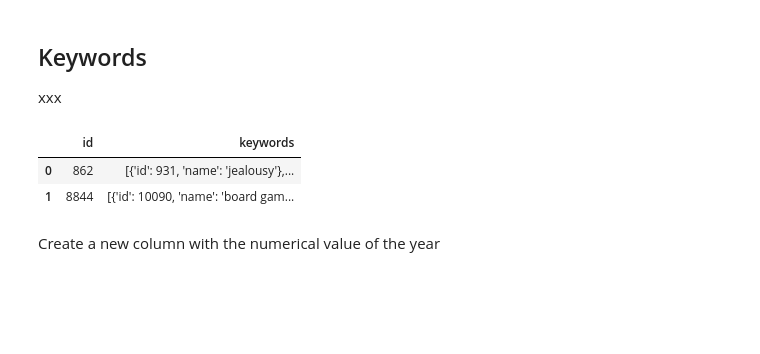
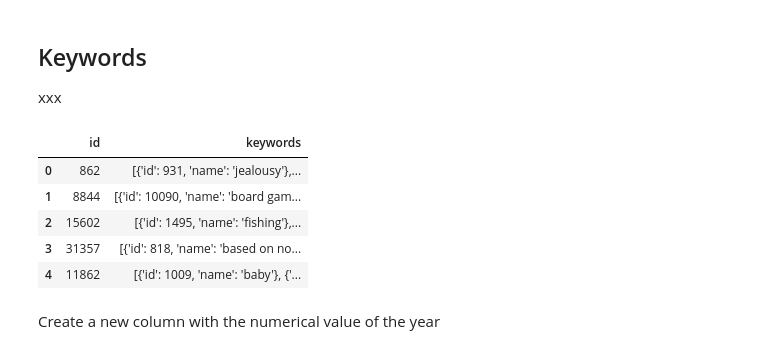
Before and after one commit to cperezmendoza00/cpsc-4810-project, a Jupyter notebook: Project.ipynb, the cells around one changed output. Saved outputs shown, nothing was run; the diff lists cells and outputs as text; code cells hidden in the pictures; blank space fills up the shorter version.

```diff
--- a/Project.ipynb
+++ b/Project.ipynb
@@ -508,11 +510,14 @@ movies[movies.id=='6269']
 xxx
 # %%
 keywords = pd.read_csv('data/keywords.csv')
-keywords.head(2)
+keywords.head(5)
 # %% [output]
 |  | id | keywords |
 | 0 | 862 | [{'id': 931, 'name': 'jealousy'},... |
 | 1 | 8844 | [{'id': 10090, 'name': 'board gam... |
+| 2 | 15602 | [{'id': 1495, 'name': 'fishing'},... |
+| 3 | 31357 | [{'id': 818, 'name': 'based on no... |
+| 4 | 11862 | [{'id': 1009, 'name': 'baby'}, {'... |
 # %% [markdown]
 Create a new column with the numerical value of the year
 # %%
```
Also changed, not shown: parts of 5 cells of this notebook.
